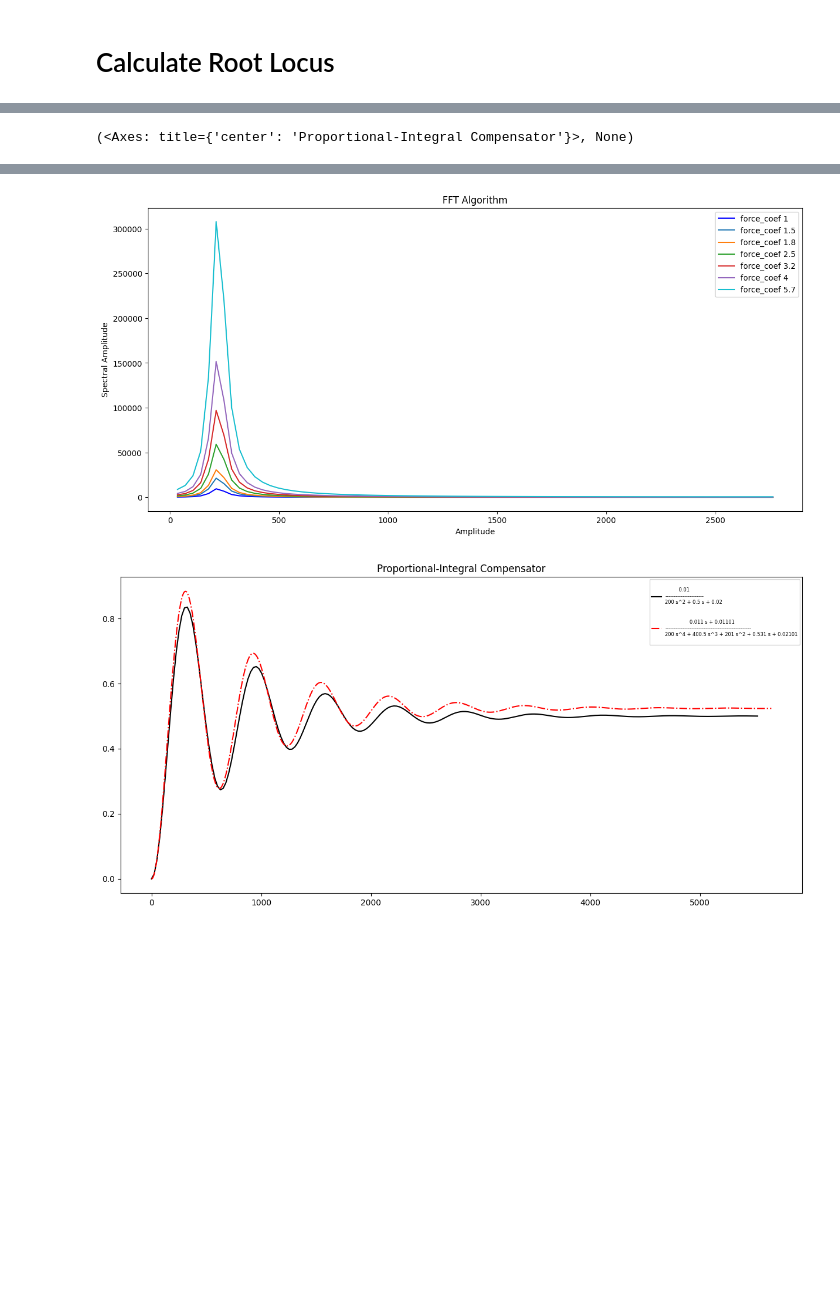
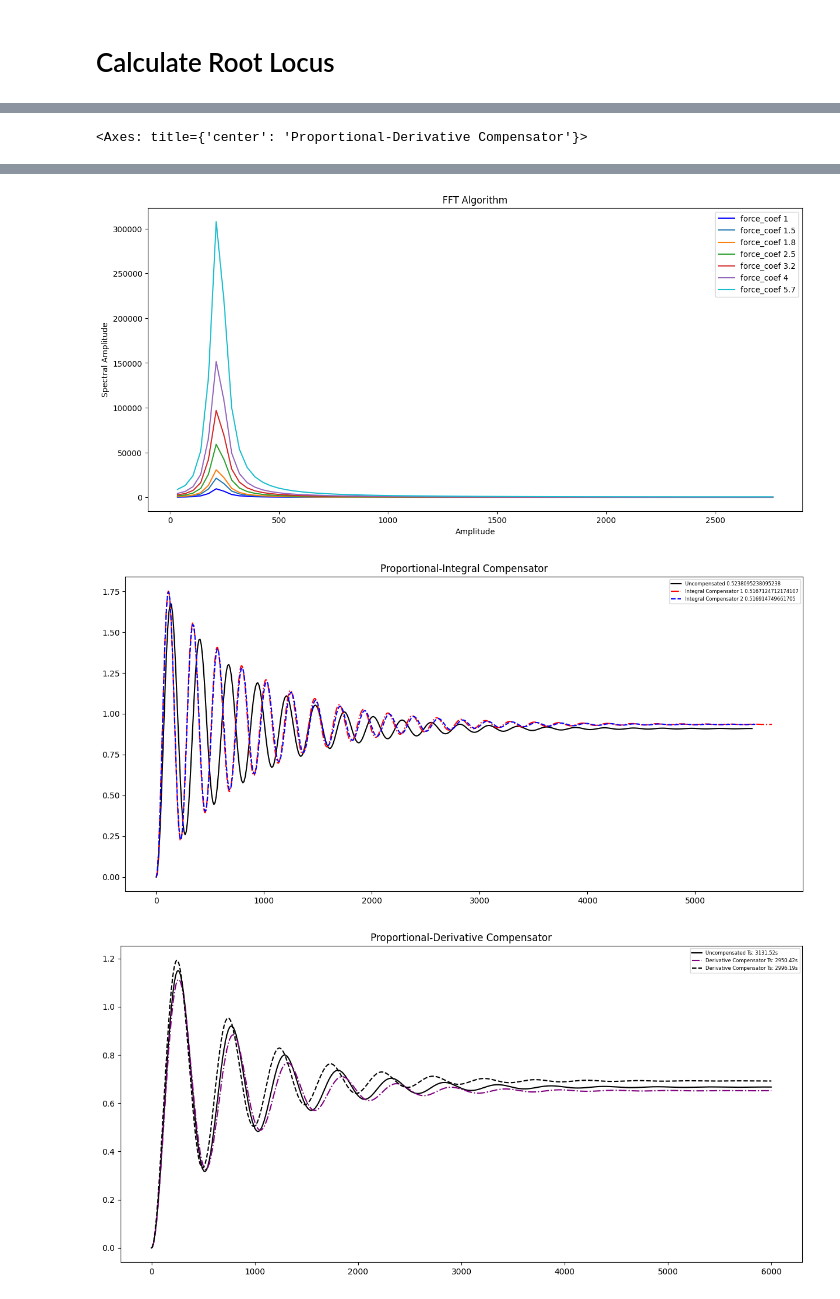
Before and after one commit to ciaattt/PTMD, a Jupyter notebook: PTMD/Sisken.ipynb, the cells around one changed output, grey strips where cells are left out. Cells and saved outputs as stored; diff of their text form; code cells hidden in the pictures; blank space fills up the shorter version.

Commit message:
sisken new coeff

```diff
--- a/PTMD/Sisken.ipynb
+++ b/PTMD/Sisken.ipynb
@@ -108,28 +108,79 @@ def Transfer_function(coeff):
 def Integral_Compensation():
 
     s = control.TransferFunction.s
-    k = 0.01 #this value agree k > -0.01
-    k_1 = 0.011 #analytic proposed value with bound [0 , 66.87)
+    k = 0.1 #this value agree k > -0.01
+    k_1 = 0.13 #analytic proposed value with bound [0 , 66.87)
+    k_2 = 0.14 #analytic proposed value with bound [0 , 66.87)
     function = k/(coeff[0]*s**2 + coeff[1]*s + coeff[2]) #Based function
     function_closed = control.feedback(function)
-    function_1 = (k_1*((s+1.001)/(s+1))/(s+1))/(coeff[0]*s**2 + coeff[1]*s + coeff[2]) #Proposed integral compensator
+    Kp = control.evalfr(function_closed, 0).real
+    ess = 1/(1+Kp)
+    function_1 = (k_1*((s+1.001)/(s+0.9))/(coeff[0]*s**2 + coeff[1]*s + coeff[2])) #Proposed integral compensator
     function_1_closed = control.feedback(function_1)
+    Kp_1 = control.evalfr(function_1_closed, 0).real
+    ess_1 = 1/(1+Kp_1)
+    function_2 = (k_2*((s+1.02)/(s+1))/(coeff[0]*s**2 + coeff[1]*s + coeff[2])) #Proposed integral compensator
+    function_2_closed = control.feedback(function_2)
+    Kp_2 = control.evalfr(function_2_closed, 0).real
+    ess_2 = 1/(1+Kp_2)
     #rlist, klist = control.rlocus(function, xlim=[-20,5])
-    t1,y1 = control.step_response(function_1_closed)
+    t2,y2 = control.step_response(function_2_closed) #s = 0, K =
+    t1,y1 = control.step_response(function_1_closed) #s = 0, K =
     t,y = (control.step_response(function_closed))
 
     # Create Plot
     fig, ax = plt.subplots(figsize=(15,7))
-    ax.plot(t,y, color = 'black', label = str(control.feedback(function)))
-    ax.plot(t1,y1, color = 'red', linestyle = '-.', label = str(control.feedback(function_1)))
+    ax.plot(t,y, color = 'black', label = f'Uncompensated {ess}')
+    ax.plot(t1,y1, color = 'red', linestyle = '-.', label = f'Integral Compensator 1 {ess_1}')
+    ax.plot(t2,y2, color = 'blue', linestyle = '--', label = f'Integral Compensator 2 {ess_2}')
     ax.set_title("Proportional-Integral Compensator")
     ax.legend(prop={'size':6})
 
     fig.savefig("File Sisken/Integral Compensation")
     return ax, print(f'{function_closed},{function_1_closed}')
 
+def Derivative_Compensation():
+
+    s = control.TransferFunction.s
+    t = np.linspace(0, 6000, 5000)
+    k = 0.02 #this value agree k > -0.01
+    k_1 = 0.024 #analytic proposed value with bound [0 , 66.87)
+    k_2 = 0.025 #analytic proposed value with bound [0 , 66.87)
+    function = k/(coeff[0]*s**2 + coeff[1]*s + coeff[2]) #Based function
+    function_closed = control.feedback(function)
+    Kp = control.evalfr(function_closed, 0).real
+    ess = 1/(1+Kp)
+    function_1 = (k_1*((s+0.78))/(coeff[0]*s**2 + coeff[1]*s + coeff[2])) #Proposed integral compensator
+    function_1_closed = control.feedback(function_1)
+    Kp_1 = control.evalfr(function_1_closed, 0).real
+    ess_1 = 1/(1+Kp_1)
+    function_2 = (k_2*((s+0.9))/(coeff[0]*s**2 + coeff[1]*s + coeff[2])) #Proposed integral compensator
+    function_2_closed = control.feedback(function_2)
+    Kp_2 = control.evalfr(function_2_closed, 0).real
+    ess_2 = 1/(1+Kp_2)
+    #rlist, klist = control.rlocus(function, xlim=[-20,5])
+    t2,y2 = control.step_response(function_2_closed, t) #s = 0, K =
+    info_2 = (control.step_info(function_2_closed))
+    t1,y1 = control.step_response(function_1_closed, t) #s = 0, K =
+    info_1 = (control.step_info(function_1_closed))
+    t,y = (control.step_response(function_closed, t))
+    info = (control.step_info(function_closed))
+
+    fig, ax = plt.subplots(figsize=(15,7))
+    ax.plot(t, y, color='black', label=f"Uncompensated Ts: {info['SettlingTime']:.2f}s")
+    ax.plot(t1, y1, color='purple', linestyle = '-.', label=f"Derivative Compensator Ts: {info_1['SettlingTime']:.2f}s")
+    ax.plot(t2, y2, color='black', linestyle = '--',label=f"Derivative Compensator Ts: {info_2['SettlingTime']:.2f}s")
+    #ax.plot(t1,y1, color = 'purple', linestyle = '-.', label = f'Integral Compensator 1 Ts:{info_1}')
+    #ax.plot(t2,y2, color = 'green', linestyle = '--', label = f'Integral Compensator 2 Ts:{info_2}')
+    ax.set_title("Proportional-Derivative Compensator")
+    ax.legend(prop={'size':6})
+
+    fig.savefig("File Sisken/Derivative Compensation")
+    return ax
+
 Transfer_function(coeff)
 Integral_Compensation()
+Derivative_Compensation()
 # %% [output]
           1
 ----------------------
@@ -154,5 +205,6 @@ Integral_Compensation()
-(<Axes: title={'center': 'Proportional-Integral Compensator'}>, None)
+<Axes: title={'center': 'Proportional-Derivative Compensator'}>
 [figure]
 [figure]
 [figure]
-[figure, old version]
+[figure, new version]
+[figure, added]
```
Also changed, not shown: parts of 3 cells of this notebook, 2 other files.
